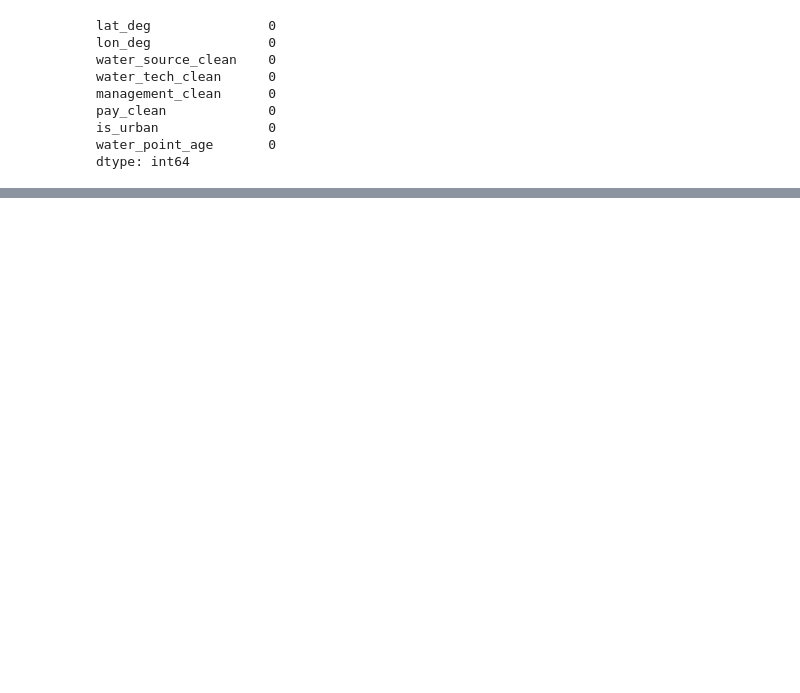
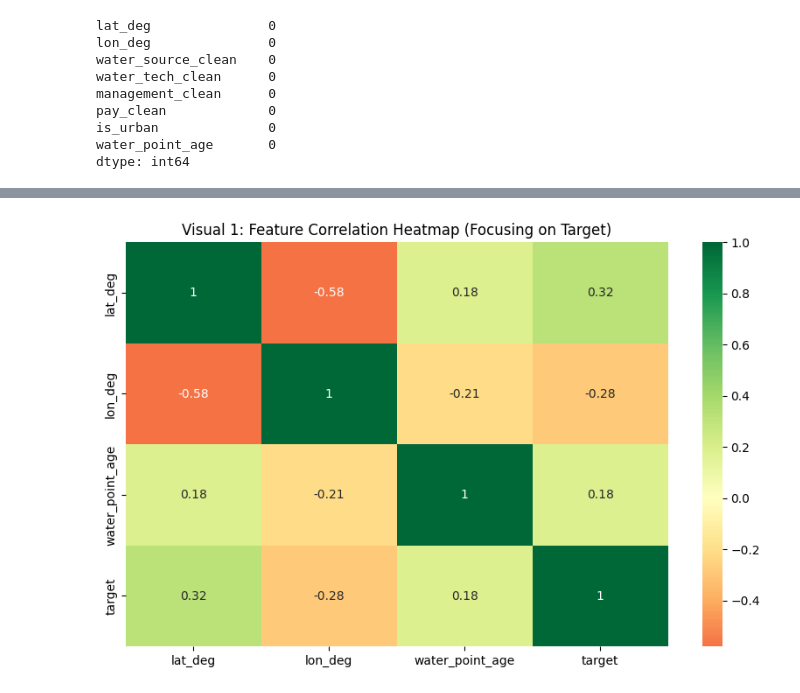
Before and after one commit to Abdull223/Maji-Metrics-2026, a Jupyter notebook: Maji-metrics.ipynb, the cells around one changed output, grey strips where cells are left out. Cells and saved outputs as stored; diff of their text form; code cells hidden in the pictures; blank space fills up the shorter version.

```diff
--- a/Maji-metrics.ipynb
+++ b/Maji-metrics.ipynb
@@ -230,0 +234,9 @@ df = df.drop_duplicates()
+# %%
+# Heatmap
+plt.figure(figsize=(10, 6))
+sns.heatmap(df[['lat_deg', 'lon_deg', 'water_point_age', 'target']].astype(float).corr(),
+            annot=True, cmap='RdYlGn', center=0)
+plt.title('Visual 1: Feature Correlation Heatmap (Focusing on Target)')
+plt.show()
+# %% [output]
+[figure, added]
```
Also changed, not shown: parts of 3 cells of this notebook.
